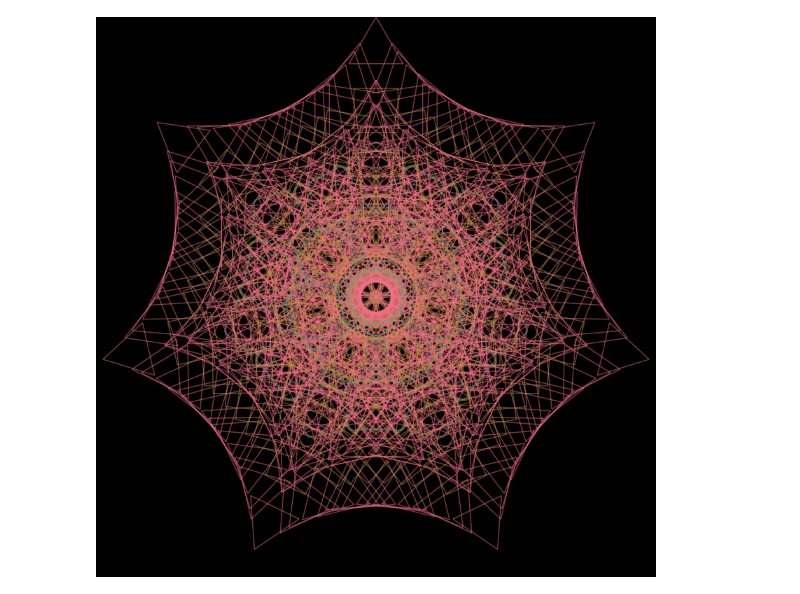
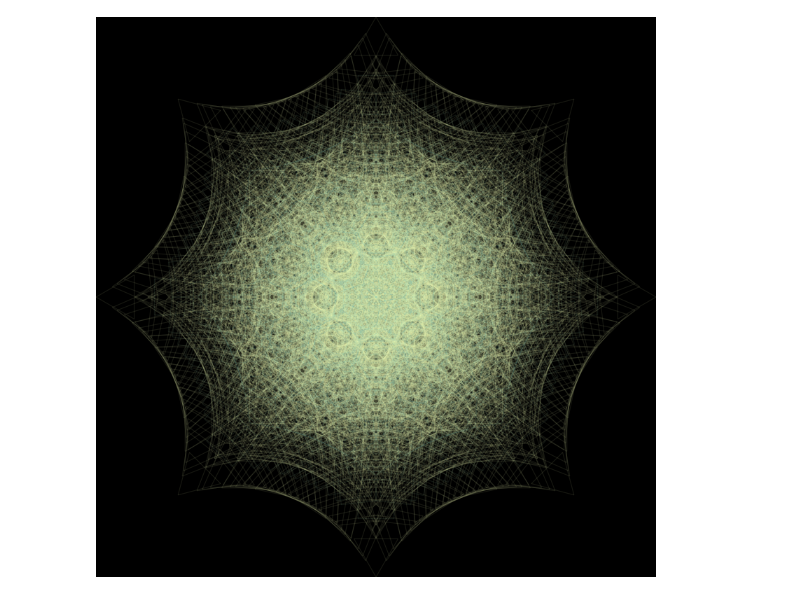
Before and after one commit to alexmanuele/creative, a Jupyter notebook: recursive_shapes/cairo.ipynb, the cells around one changed output. Saved outputs shown, nothing was run; the diff lists cells and outputs as text; code cells hidden in the pictures.

```diff
--- a/recursive_shapes/cairo.ipynb
+++ b/recursive_shapes/cairo.ipynb
@@ -58,31 +194,31 @@ def recursive_shapes(cr, origin, heading, radius, nsides, circle=True):
 # %%
 ### CHANGE THESE TO MESS WITH THE ART ###
 
 WIDTH = 800
 HEIGHT = 800
-nsides = 7 # number gte 3. Recommend 7 or less
-alpha = 0.5 #alpha channel of the lines. Lower values work better with higher nsides. must be between 0 and 1.
+nsides = 8 # number gte 3. Recommend 7 or less
+alpha = 0.1 #alpha channel of the lines. Lower values work better with higher nsides. must be between 0 and 1.
 heading = -pi/2 #The direction in radians that the vertex of the center shape will point
-palette = 'husl' # a seaborn color palette
+palette = 'YlGnBu' # a seaborn color palette
 draw_circles = False # whether to inscribe shapes in circles
 ###
 
 
 cmap = {i:[*c, alpha] for i, c, in enumerate(sns.color_palette(palette, nsides-2))}
 radius = 1 / (((nsides-3)*2 + 1) * 2)
 surface = cairo.ImageSurface(cairo.FORMAT_ARGB32, WIDTH, HEIGHT)
 ctx = cairo.Context(surface)
 ctx.scale(WIDTH, HEIGHT)
 
 ctx.rectangle(0, 0, WIDTH, HEIGHT)
 ctx.set_source_rgb(0,0,0)
 ctx.fill()
 
 ctx.set_line_width(radius/30)
 recursive_shapes(ctx, origin=(0.5,0.5), heading=heading, radius=radius, nsides=nsides, circle=draw_circles)
 
 io = BytesIO()
 surface.write_to_png(io)
 display(Image(io.getvalue()))
 # %% [output]
-[figure, old version]
+[figure, new version]
```
Also changed, not shown: parts of 9 cells of this notebook, 1 other file.
